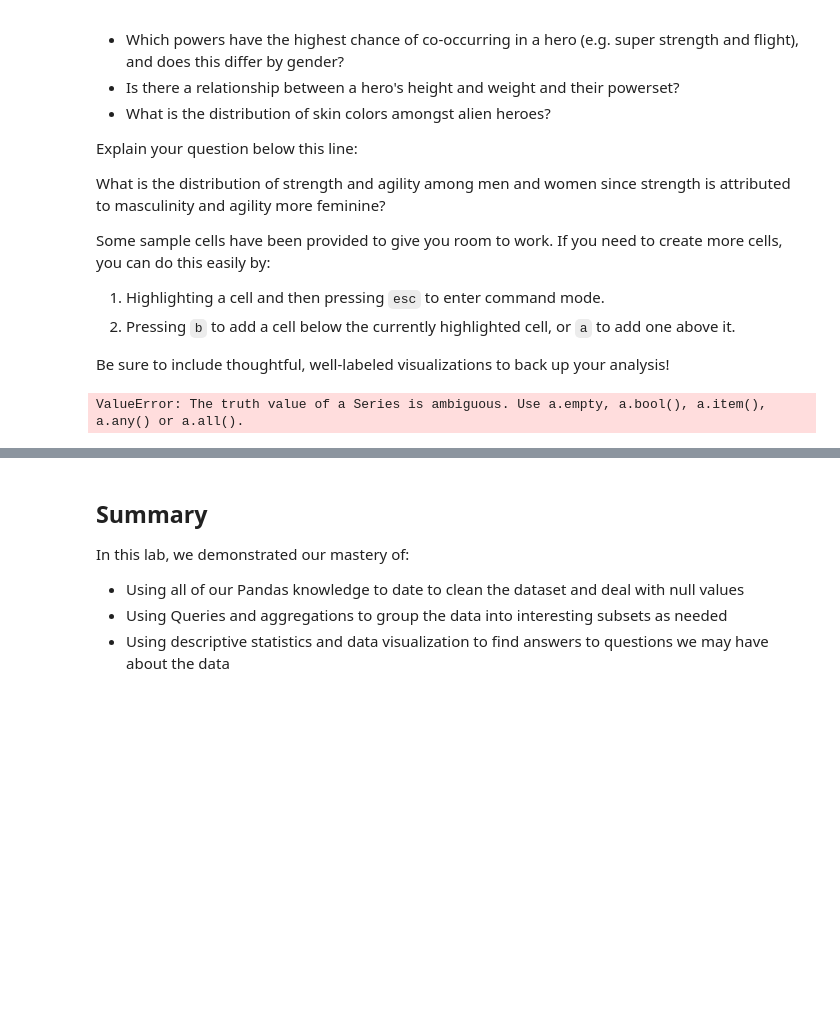
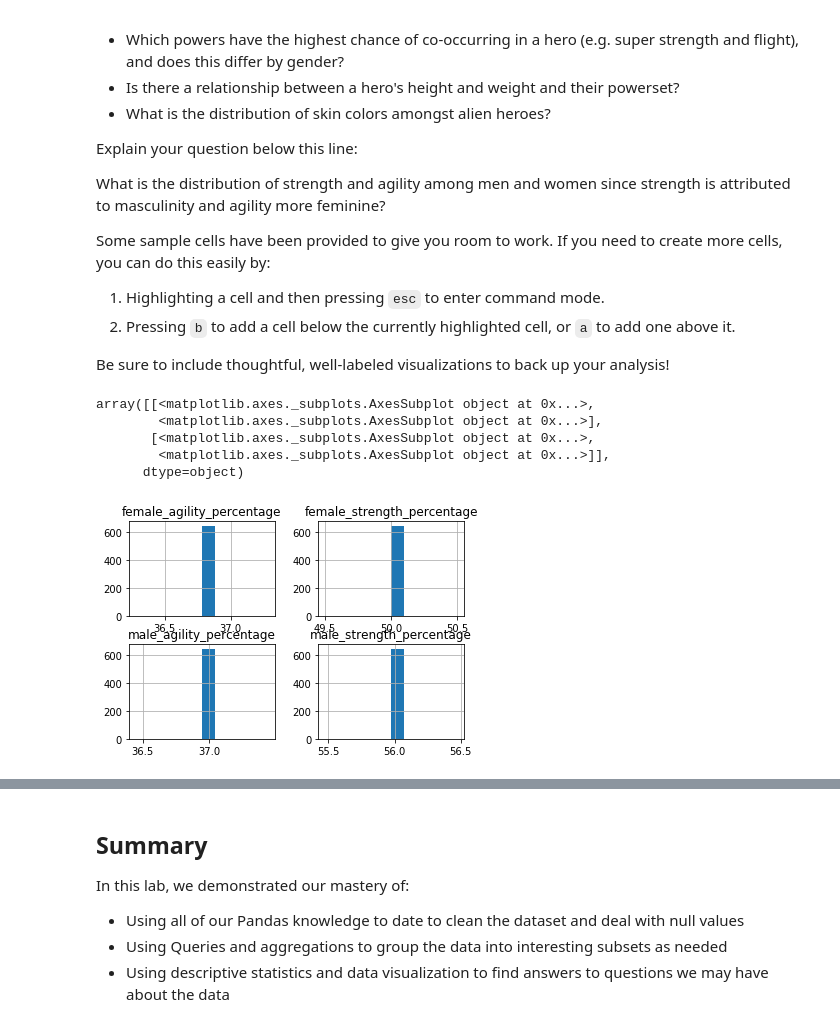
Before and after one commit to bmauss/dsc-data-cleaning-project-onl01-dtsc-ft-052620, a Jupyter notebook: index.ipynb, the cells around one changed output, grey strips where cells are left out. Saved outputs shown, nothing was run; the diff lists cells and outputs as text; code cells hidden in the pictures; blank space fills up the shorter version.

```diff
--- a/index.ipynb
+++ b/index.ipynb
@@ -408,17 +409,41 @@ Some sample cells have been provided to give you room to work. If you need to cr
 Be sure to include thoughtful, well-labeled visualizations to back up your analysis!
 # %%
 male_df = main_df[main_df['Gender'] == 'Male']
-female_heroes_df = heroes_df[heroes_df['Gender'] == 'Female']
+female_df = main_df[main_df['Gender'] == 'Female']
 
-def str_vs_agi (main_df):
+def str_vs_agi (dataframe):
     s = 0
     a = 0
-    if dataframe['Super Strength'] == 'True':
-        s += 1
-    if dataframe['Agility'] == 'True':
-        a += 1
-    return (s, a)
+    for value in dataframe['Super Strength']:
+        if value == 'True':
+            s += 1
+    for value in dataframe['Agility']:
+        if value == 'True':
+            a += 1
+    return [s, a]
-# %%
-str_vs_agi(male_df)
-# %% [output]
-ValueError: The truth value of a Series is ambiguous. Use a.empty, a.bool(), a.item(), a.any() or a.all().
+# %%
+def percent_sample(dataframe):
+    sample = str_vs_agi(dataframe)
+    strn_prct = sample[0]/len(dataframe)
+    agi_prct = sample[1]/len(dataframe)
+    return [round(strn_prct*100, 3), round(agi_prct*100, 3)]
+# %%
+male_results = percent_sample(male_df)
+female_results = percent_sample(female_df)
+# Adding results to dataframe
+main_df['male_strength_percentage'] = male_results[0]
+main_df['male_agility_percentage'] = male_results[1]
+main_df['female_strength_percentage'] = female_results[0]
+main_df['female_agility_percentage'] = female_results[1]
+
+study_df = main_df[['male_strength_percentage', 'male_agility_percentage',
+                    'female_strength_percentage', 'female_agility_percentage']]
+# %%
+study_df.hist()
+# %% [output]
+array([[<matplotlib.axes._subplots.AxesSubplot object at 0x...>,
+        <matplotlib.axes._subplots.AxesSubplot object at 0x...>],
+       [<matplotlib.axes._subplots.AxesSubplot object at 0x...>,
+        <matplotlib.axes._subplots.AxesSubplot object at 0x...>]],
+      dtype=object)
+[figure, added]
```
Also changed, not shown: parts of 4 cells of this notebook.
